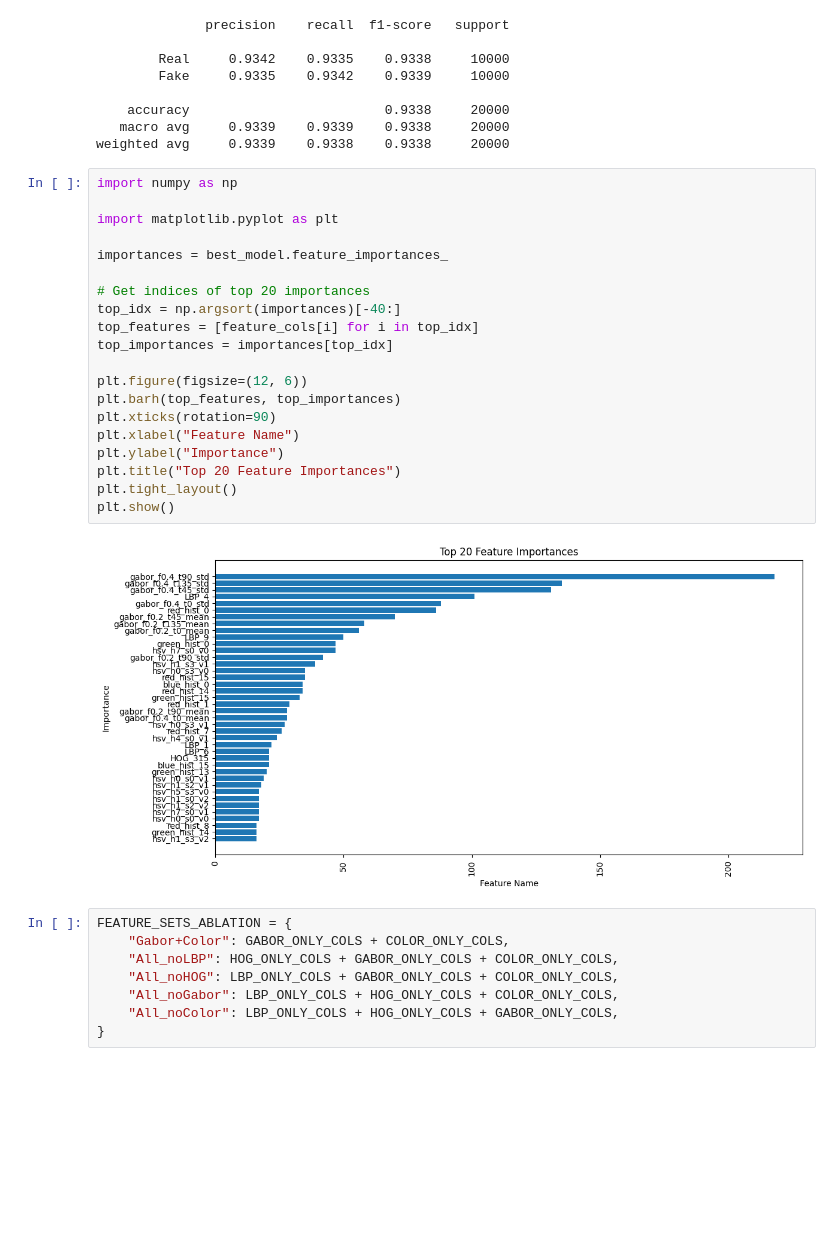
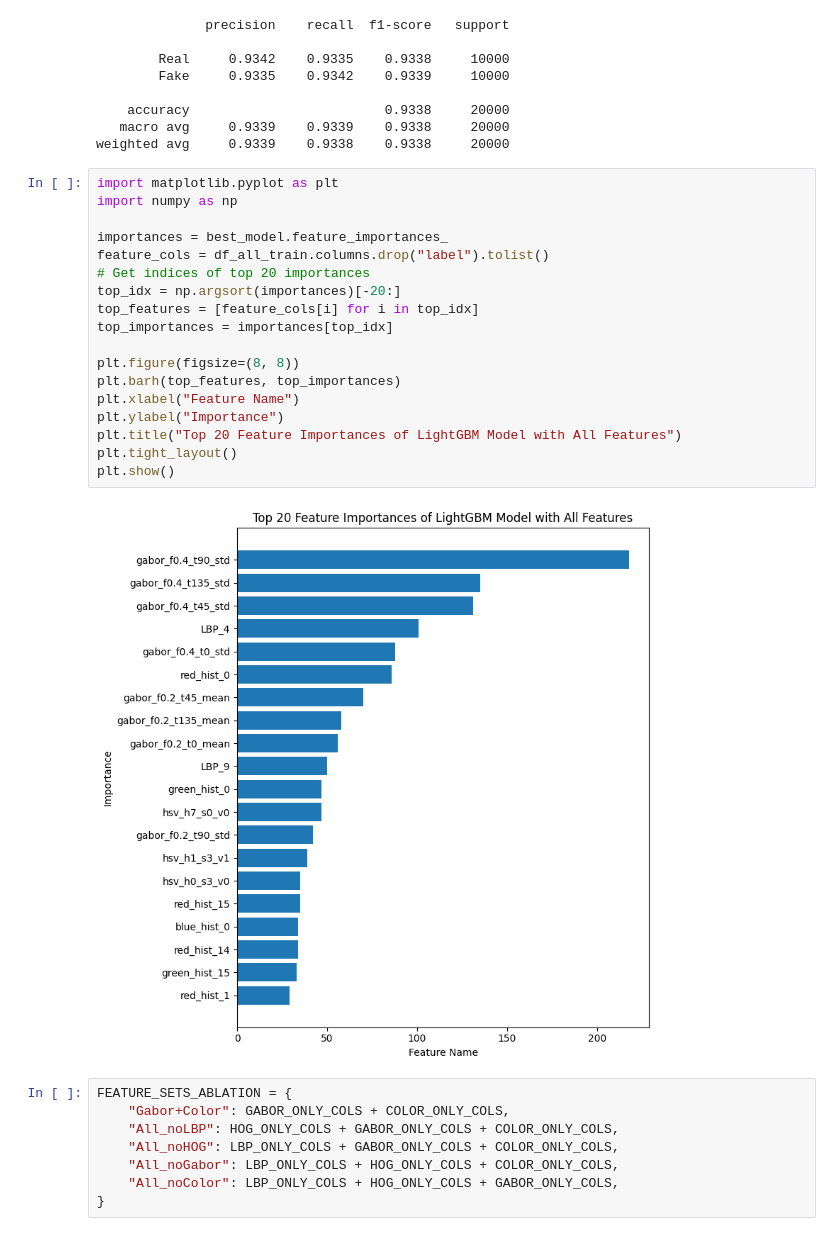
Before and after one commit to Phyke/AT82.08-AI-Generated-Image-Classification, a Jupyter notebook: ml_training.ipynb, the cells around one changed output. Saved outputs shown, nothing was run; the diff lists cells and outputs as text; blank space fills up the shorter version.

Commit message:
Plot more

```diff
--- a/ml_training.ipynb
+++ b/ml_training.ipynb
@@ -255,27 +255,25 @@ print(classification_report(y_test, best_model.predict(X_test), target_names=["R
    macro avg     0.9339    0.9339    0.9338     20000
 weighted avg     0.9339    0.9338    0.9338     20000
 # %%
+import matplotlib.pyplot as plt
 import numpy as np
 
-import matplotlib.pyplot as plt
-
 importances = best_model.feature_importances_
-
+feature_cols = df_all_train.columns.drop("label").tolist()
 # Get indices of top 20 importances
-top_idx = np.argsort(importances)[-40:]
+top_idx = np.argsort(importances)[-20:]
 top_features = [feature_cols[i] for i in top_idx]
 top_importances = importances[top_idx]
 
-plt.figure(figsize=(12, 6))
+plt.figure(figsize=(8, 8))
 plt.barh(top_features, top_importances)
-plt.xticks(rotation=90)
 plt.xlabel("Feature Name")
 plt.ylabel("Importance")
-plt.title("Top 20 Feature Importances")
+plt.title("Top 20 Feature Importances of LightGBM Model with All Features")
 plt.tight_layout()
 plt.show()
 # %% [output]
-[figure, old version]
+[figure, new version]
 # %%
 FEATURE_SETS_ABLATION = {
     "Gabor+Color": GABOR_ONLY_COLS + COLOR_ONLY_COLS,
```
Also changed, not shown: 13 other files.
